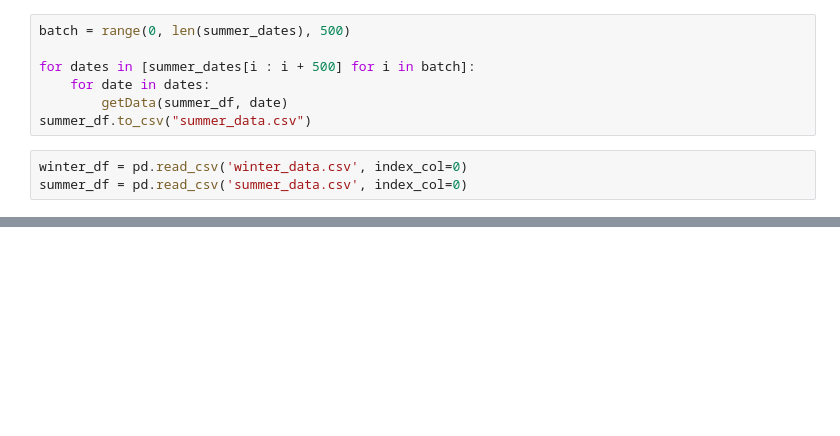
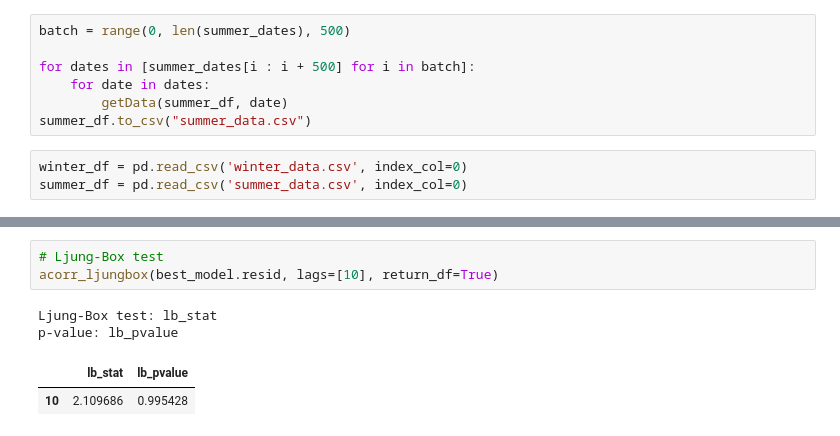
Before and after one commit to gk400/418-final-project, a Jupyter notebook: gurleen.ipynb, the cells around one changed output, grey strips where cells are left out. Drawn from its saved outputs; the diff is of its cells as text; blank space fills up the shorter version.

```diff
--- a/gurleen.ipynb
+++ b/gurleen.ipynb
@@ -73,0 +199,8 @@ summer_df['max'] = summer_df['max'].apply(removeUnit)
+# %%
+# Ljung-Box test
+acorr_ljungbox(best_model.resid, lags=[10], return_df=True)
+# %% [output]
+Ljung-Box test: lb_stat
+p-value: lb_pvalue
+|  | lb_stat | lb_pvalue |
+| 10 | 2.109686 | 0.995428 |
```
Also changed, not shown: parts of 12 cells of this notebook.
